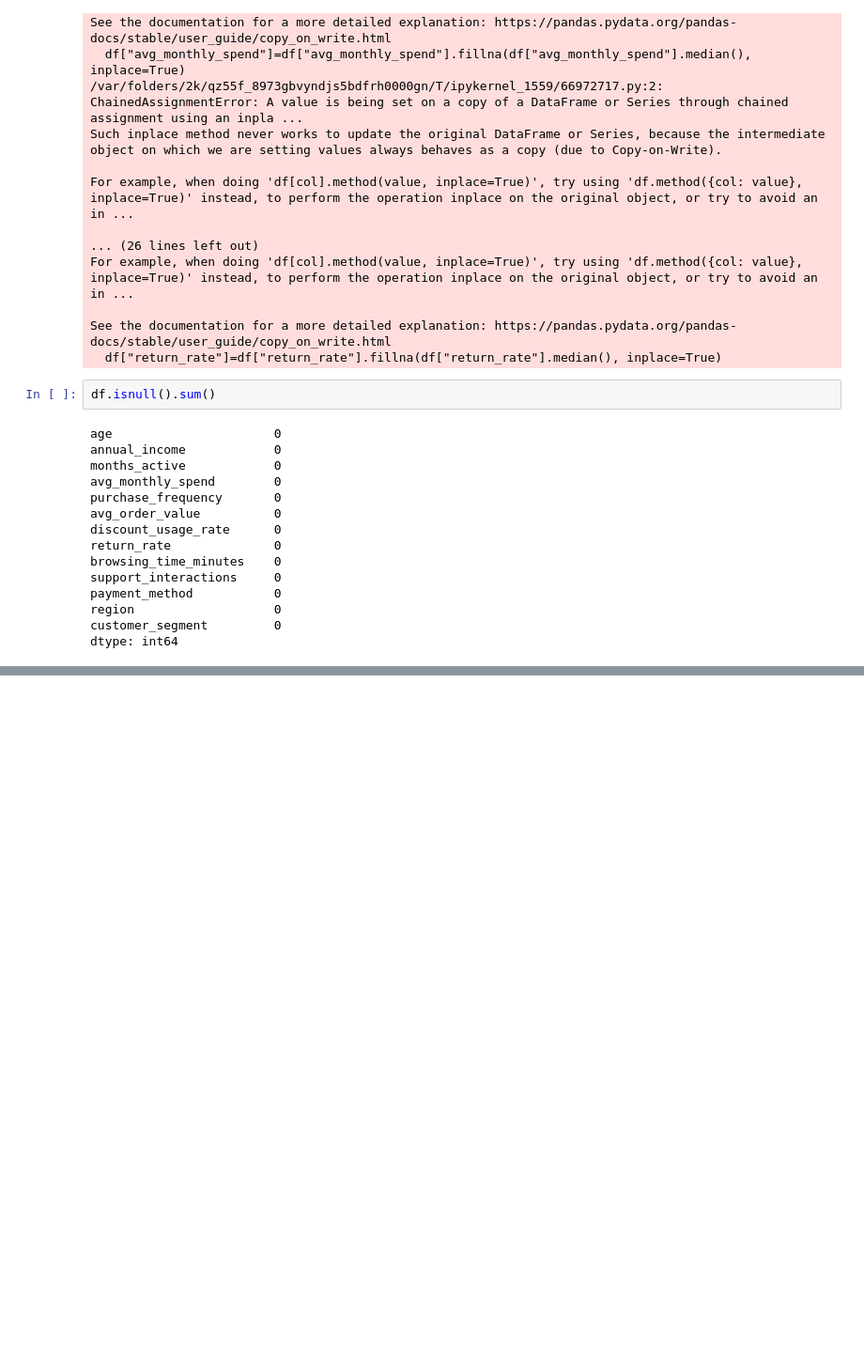
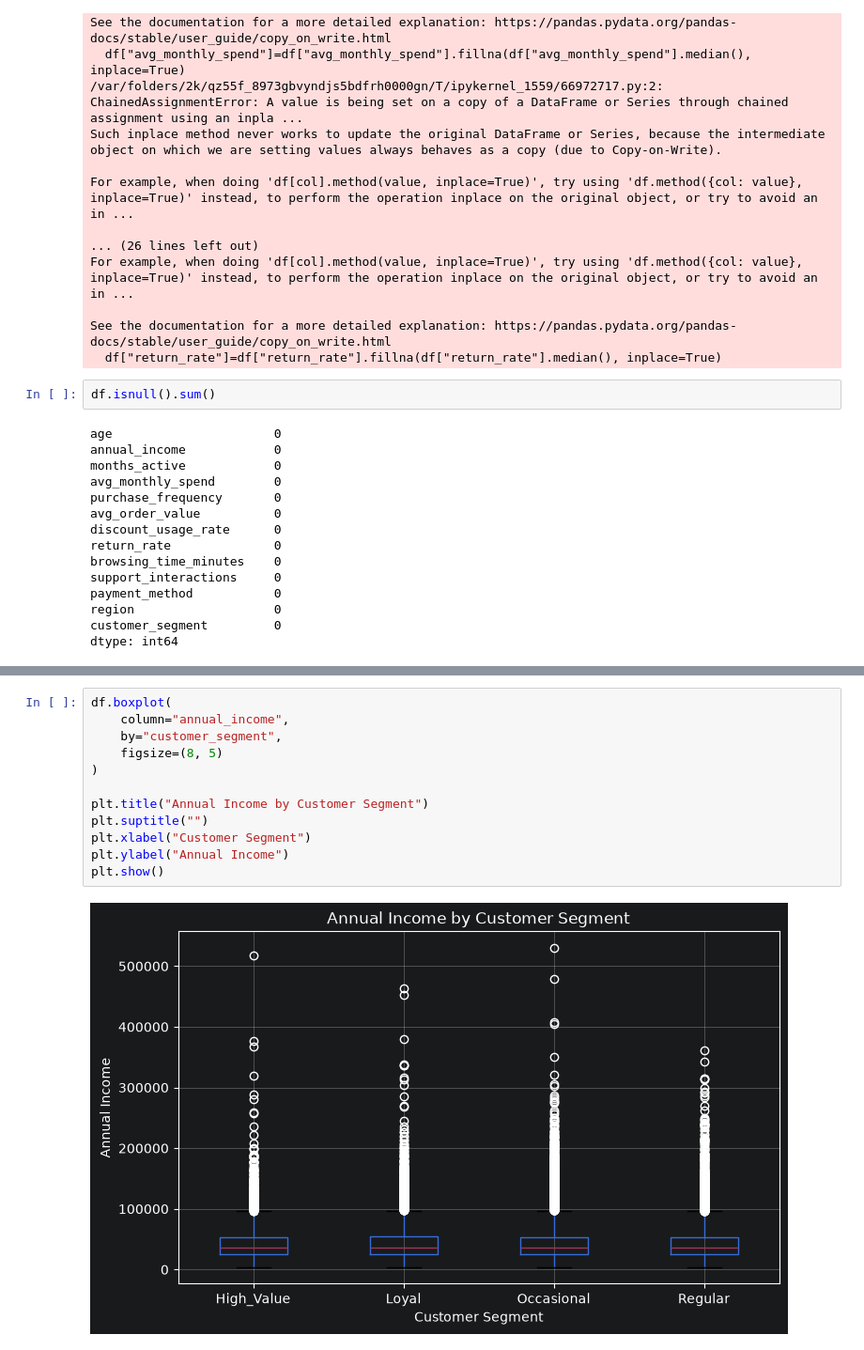
Before and after one commit to EmircanTanyildiz/Online-Retail-Customer-Segmentation, a Jupyter notebook: AI.ipynb, the cells around one changed output, grey strips where cells are left out. Shown at 94% size. Saved outputs shown, nothing was run; the diff lists cells and outputs as text; blank space fills up the shorter version.

```diff
--- a/AI.ipynb
+++ b/AI.ipynb
@@ -185,0 +207,14 @@ dtype: int64
+# %%
+df.boxplot(
+    column="annual_income",
+    by="customer_segment",
+    figsize=(8, 5)
+)
+
+plt.title("Annual Income by Customer Segment")
+plt.suptitle("")
+plt.xlabel("Customer Segment")
+plt.ylabel("Annual Income")
+plt.show()
+# %% [output]
+[figure, added]
```
Also changed, not shown: parts of 12 cells of this notebook.
